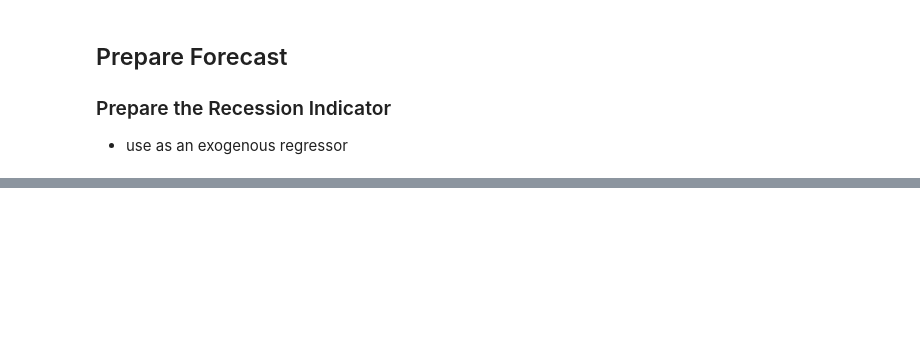
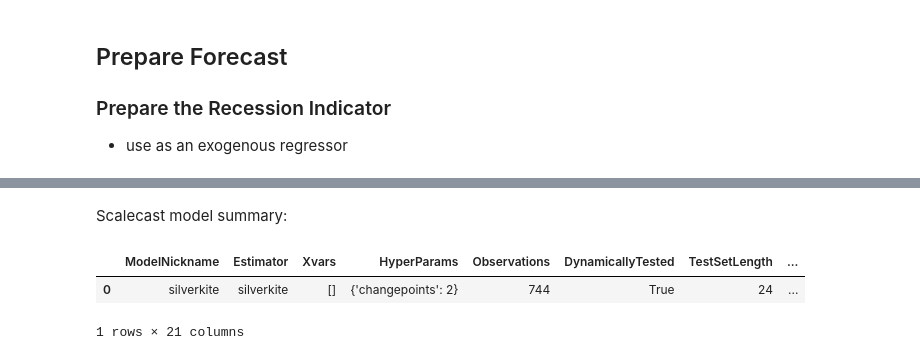
Before and after one commit to mikekeith52/scalecast-examples, a Jupyter notebook: silverkite/silverkite.ipynb, the cells around one changed output, grey strips where cells are left out. Cells and saved outputs as stored; diff of their text form; code cells hidden in the pictures; blank space fills up the shorter version.

```diff
--- a/silverkite/silverkite.ipynb
+++ b/silverkite/silverkite.ipynb
@@ -254,0 +175,8 @@ Contributions related to understanding and improving this model are welcome.
+# %% [markdown]
+Scalecast model summary:
+# %%
+f.export('model_summaries')
+# %% [output]
+|  | ModelNickname | Estimator | Xvars | HyperParams | Observations | DynamicallyTested | TestSetLength | ... |
+| 0 | silverkite | silverkite | [] | {'changepoints': 2} | 744 | True | 24 | ... |
+1 rows × 21 columns
```
Also changed, not shown: parts of 51 cells of this notebook.
